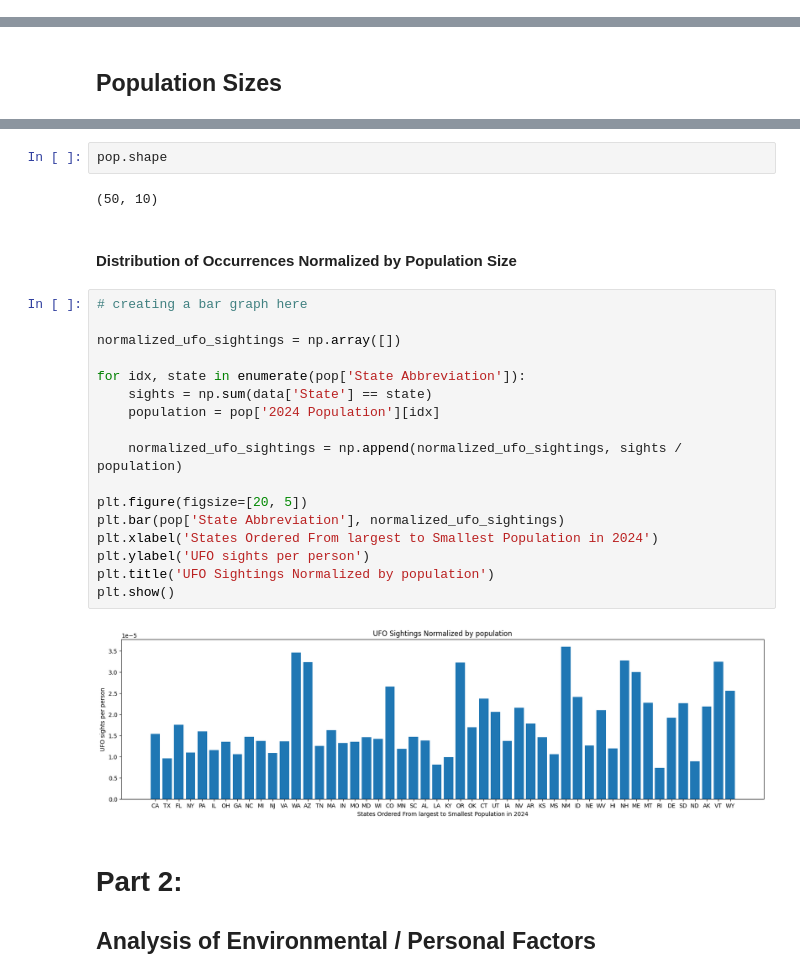
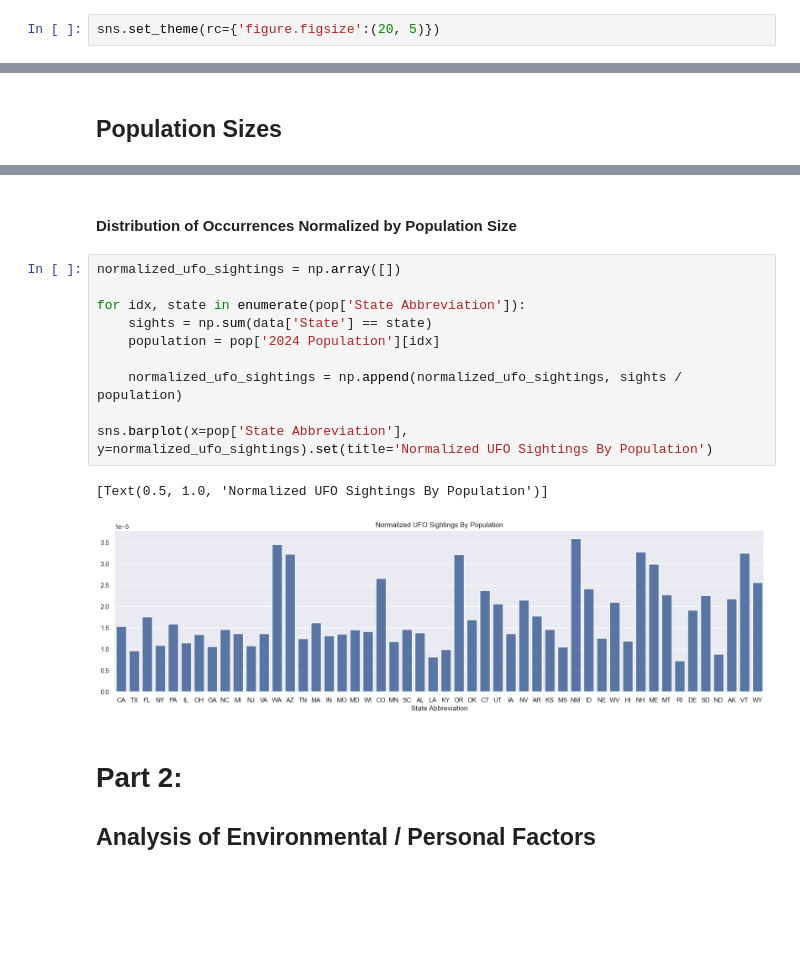
Before and after one commit to codycosta/ENGR201, a Jupyter notebook: weeks-9-10-final-project/project.ipynb, the cells around one changed output, grey strips where cells are left out. Cells and saved outputs as stored; diff of their text form; blank space fills up the shorter version.

```diff
--- a/weeks-9-10-final-project/project.ipynb
+++ b/weeks-9-10-final-project/project.ipynb
@@ -65,3 +49,5 @@ def chart_coords(x_arr: np.ndarray, y_arr: np.ndarray, position: str) -> tuple:
+# %%
+sns.set_theme(rc={'figure.figsize':(20, 5)})
 # %% [markdown]
 # Part 1:
 ## Create a Normalized Set of UFO Occurrence Data Based on Population Size
@@ -137,31 +115,21 @@ pop.head()
 | 2 | 3 | FL | Florida | 22975931 | 0.0162 | 22610726 | 21591299 | ... |
 | 3 | 4 | NY | New York | 19469232 | -0.0052 | 19571216 | 20104710 | ... |
 | 4 | 5 | PA | Pennsylvania | 12951275 | -0.0008 | 12961683 | 12995477 | ... |
-# %%
-pop.shape
-# %% [output]
-(50, 10)
 # %% [markdown]
 #### Distribution of Occurrences Normalized by Population Size
 # %%
-# creating a bar graph here
-
 normalized_ufo_sightings = np.array([])
 
 for idx, state in enumerate(pop['State Abbreviation']):
     sights = np.sum(data['State'] == state)
     population = pop['2024 Population'][idx]
 
     normalized_ufo_sightings = np.append(normalized_ufo_sightings, sights / population)
 
-plt.figure(figsize=[20, 5])
-plt.bar(pop['State Abbreviation'], normalized_ufo_sightings)
-plt.xlabel('States Ordered From largest to Smallest Population in 2024')
-plt.ylabel('UFO sights per person')
-plt.title('UFO Sightings Normalized by population')
-plt.show()
+sns.barplot(x=pop['State Abbreviation'], y=normalized_ufo_sightings).set(title='Normalized UFO Sightings By Population')
 # %% [output]
+[Text(0.5, 1.0, 'Normalized UFO Sightings By Population')]
-[figure, old version]
+[figure, new version]
 # %% [markdown]
 # Part 2:
 ## Analysis of Environmental / Personal Factors
```
Also changed, not shown: parts of 35 cells of this notebook, 1 other file.
